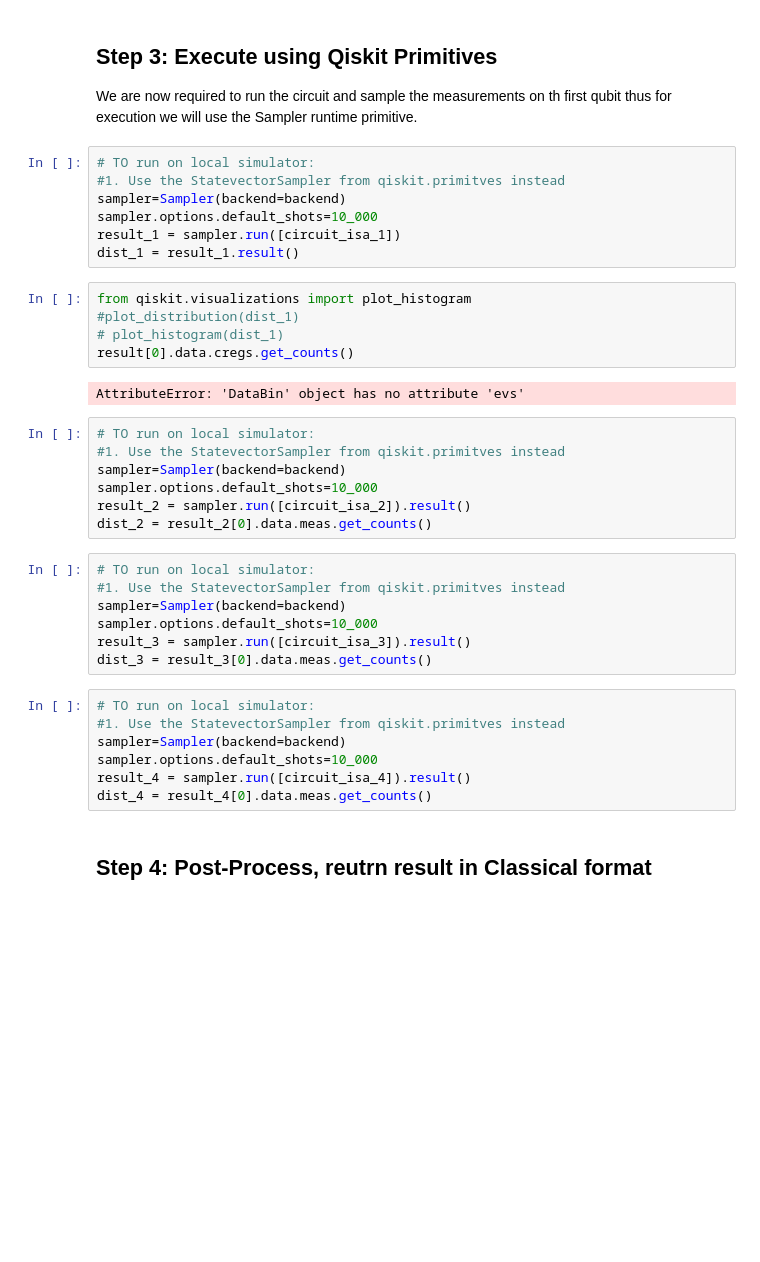
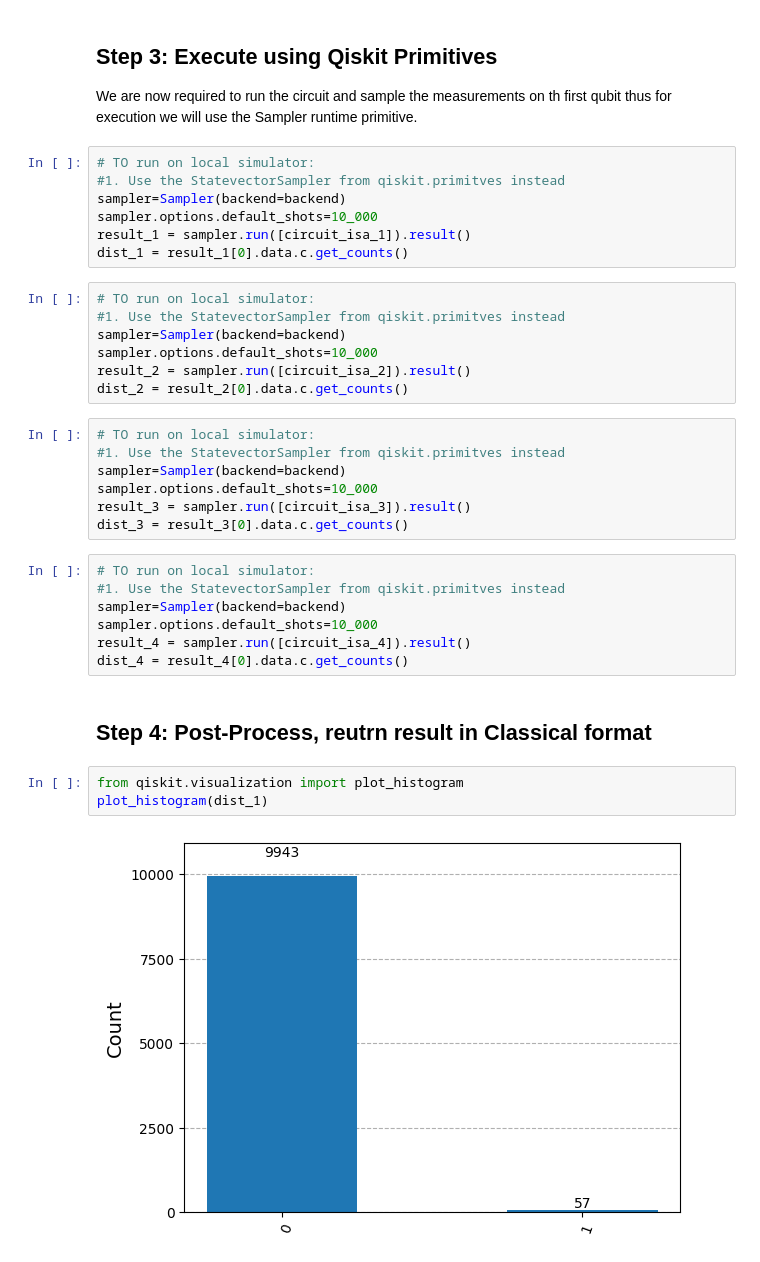
Before and after one commit to Nihar-Shah2001/Quantum_Computing_Notes, a Jupyter notebook: Notes/codes/deutsch-josza_algorithm.ipynb, the cells around one changed output. Saved outputs shown, nothing was run; the diff lists cells and outputs as text; blank space fills up the shorter version.

```diff
--- a/Notes/codes/deutsch-josza_algorithm.ipynb
+++ b/Notes/codes/deutsch-josza_algorithm.ipynb
@@ -146,35 +146,33 @@ We are now required to run the circuit and sample the measurements on th first q
 #1. Use the StatevectorSampler from qiskit.primitves instead
 sampler=Sampler(backend=backend)
 sampler.options.default_shots=10_000
-result_1 = sampler.run([circuit_isa_1])
-dist_1 = result_1.result()
+result_1 = sampler.run([circuit_isa_1]).result()
+dist_1 = result_1[0].data.c.get_counts()
-# %%
-from qiskit.visualizations import plot_histogram
-#plot_distribution(dist_1)
-# plot_histogram(dist_1)
-result[0].data.cregs.get_counts()
-# %% [output]
-AttributeError: 'DataBin' object has no attribute 'evs'
 # %%
 # TO run on local simulator:
 #1. Use the StatevectorSampler from qiskit.primitves instead
 sampler=Sampler(backend=backend)
 sampler.options.default_shots=10_000
 result_2 = sampler.run([circuit_isa_2]).result()
-dist_2 = result_2[0].data.meas.get_counts()
+dist_2 = result_2[0].data.c.get_counts()
 # %%
 # TO run on local simulator:
 #1. Use the StatevectorSampler from qiskit.primitves instead
 sampler=Sampler(backend=backend)
 sampler.options.default_shots=10_000
 result_3 = sampler.run([circuit_isa_3]).result()
-dist_3 = result_3[0].data.meas.get_counts()
+dist_3 = result_3[0].data.c.get_counts()
 # %%
 # TO run on local simulator:
 #1. Use the StatevectorSampler from qiskit.primitves instead
 sampler=Sampler(backend=backend)
 sampler.options.default_shots=10_000
 result_4 = sampler.run([circuit_isa_4]).result()
-dist_4 = result_4[0].data.meas.get_counts()
+dist_4 = result_4[0].data.c.get_counts()
 # %% [markdown]
 ## Step 4: Post-Process, reutrn result in Classical format
+# %%
+from qiskit.visualization import plot_histogram
+plot_histogram(dist_1)
+# %% [output]
+[figure, added]
```
Also changed, not shown: parts of 5 cells of this notebook, 6 other files.
